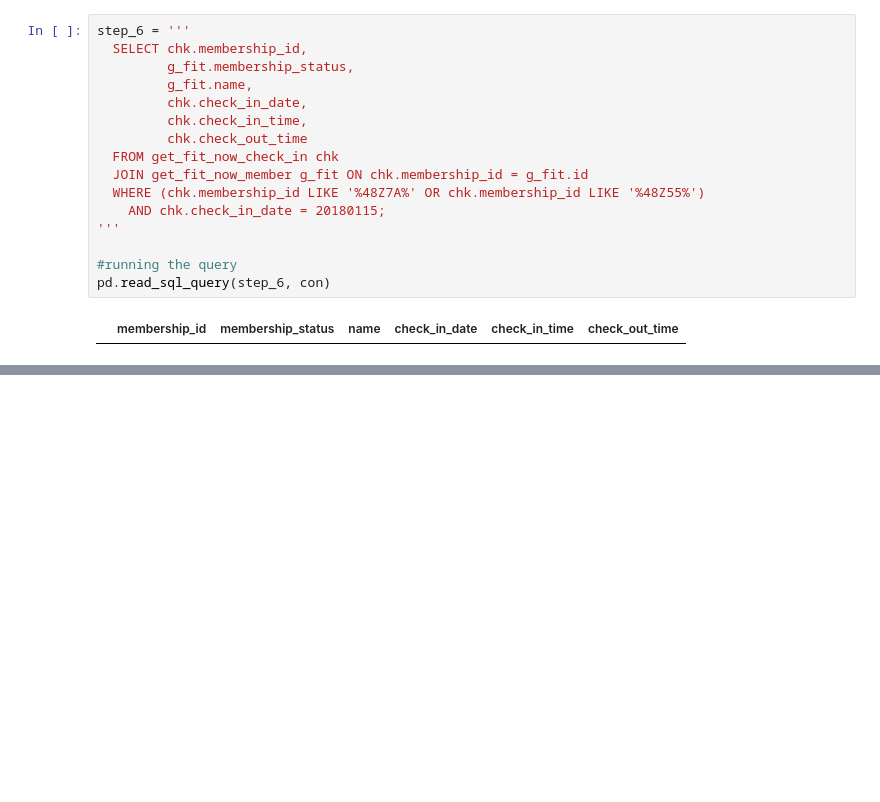
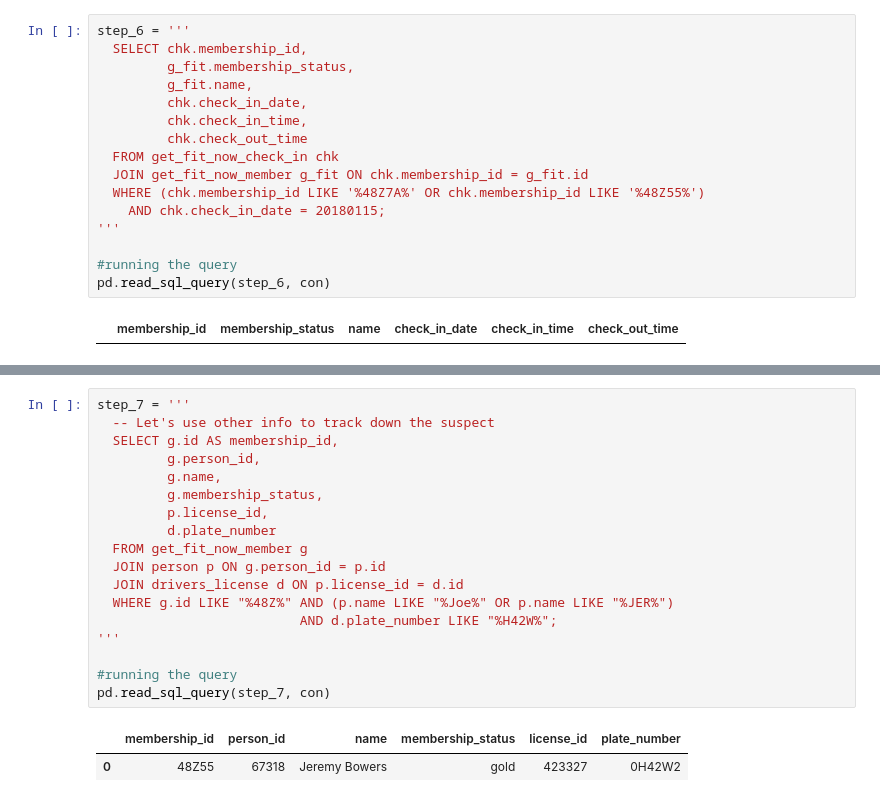
Before and after one commit to diogo-costa-silva/sql-murder-mystery, a Jupyter notebook: SQL_gabriel.ipynb, the cells around one changed output, grey strips where cells are left out. Saved outputs shown, nothing was run; the diff lists cells and outputs as text; blank space fills up the shorter version.

```diff
--- a/SQL_gabriel.ipynb
+++ b/SQL_gabriel.ipynb
@@ -234,0 +243,21 @@ pd.read_sql_query(step_6, con)
+# %%
+step_7 = '''
+  -- Let's use other info to track down the suspect
+  SELECT g.id AS membership_id,
+         g.person_id,
+         g.name,
+         g.membership_status,
+         p.license_id,
+         d.plate_number
+  FROM get_fit_now_member g
+  JOIN person p ON g.person_id = p.id
+  JOIN drivers_license d ON p.license_id = d.id
+  WHERE g.id LIKE "%48Z%" AND (p.name LIKE "%Joe%" OR p.name LIKE "%JER%")
+                          AND d.plate_number LIKE "%H42W%";
+'''
+
+#running the query
+pd.read_sql_query(step_7, con)
+# %% [output]
+|  | membership_id | person_id | name | membership_status | license_id | plate_number |
+| 0 | 48Z55 | 67318 | Jeremy Bowers | gold | 423327 | 0H42W2 |
```
Also changed, not shown: parts of 7 cells of this notebook.
